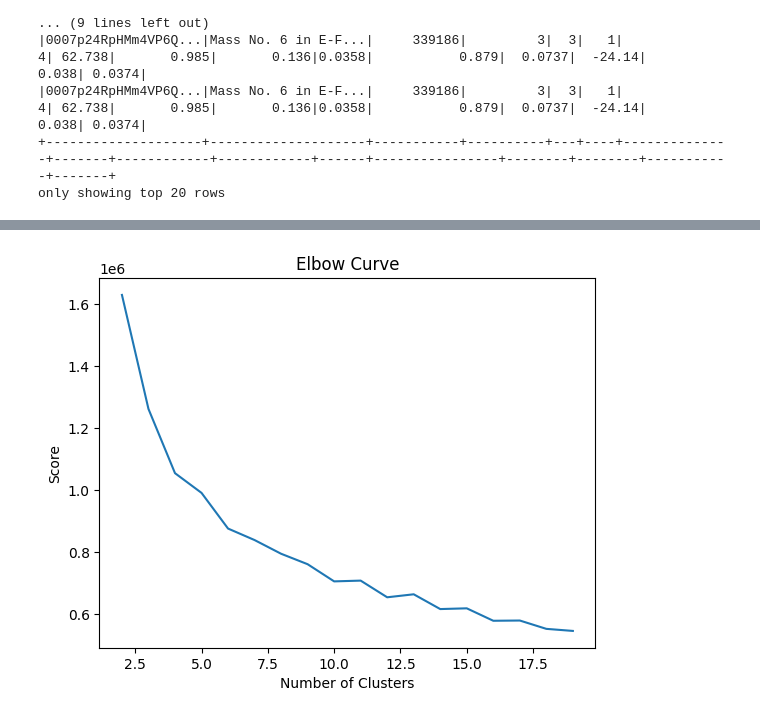
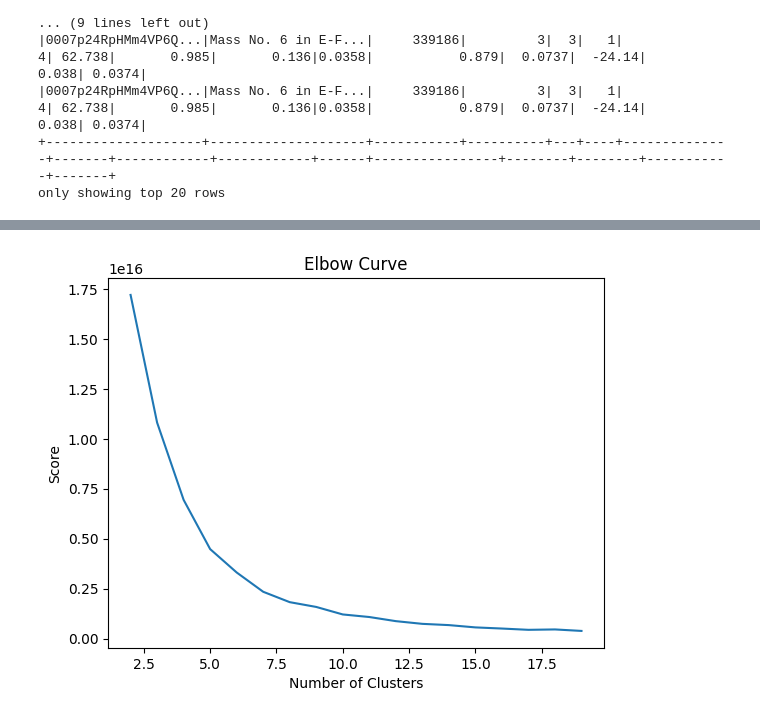
Before and after one commit to blahxblah/Spark_practice, a Jupyter notebook: 240106/spotify.ipynb, the cells around one changed output, grey strips where cells are left out. Cells and saved outputs as stored; diff of their text form; code cells hidden in the pictures.

```diff
--- a/240106/spotify.ipynb
+++ b/240106/spotify.ipynb
@@ -513,3 +505,8 @@ only showing top 5 rows
 |0004GCkBL6eTiMi3V...|    Oceanic Serenity|     144000|         0|  8|   0|             4| 86.667|       0.985|       0.116|0.0169|           0.937|   0.369| -34.737|     0.0428| 0.0264|
 +--------------------+--------------------+-----------+----------+---+----+--------------+-------+------------+------------+------+----------------+--------+--------+-----------+-------+
 only showing top 5 rows
+# %%
+df = df_s3_join.union(df_pl_join)
+df.createOrReplaceTempView('df')
+# %%
+df = df.distinct()
@@ -516,10 +533,10 @@ only showing top 5 rows
 # %%
-inputCol = df_s3_join.columns
+inputCol = df.columns
 inputCol.remove("track_id")
 inputCol.remove("track_name")
 # %%
 assembler = VectorAssembler(inputCols=inputCol, outputCol="features")
-transformed_data = assembler.transform(df_s3_join)
+transformed_data = assembler.transform(df)
 # %%
 mmScaler = MinMaxScaler(inputCol="features", outputCol="scaled_features")
 mmScaler_model = mmScaler.fit(transformed_data)
@@ -561,27 +580,27 @@ Silhouette with squared euclidean distance(K=13) = 0.6840378736867339
 # %%
 # 이너시아 그래프
 # Calculate cost and plot
 cost = np.zeros(20)
 
 for k in range(2,20):
-    kmeans = KMeans().setK(k).setSeed(1).setFeaturesCol('scaled_features')
-    model = kmeans.fit(mmScaled_data)
+    kmeans = KMeans().setK(k).setSeed(1).setFeaturesCol('features')
+    model = kmeans.fit(transformed_data)
     cost[k] = model.summary.trainingCost
 
 # Plot the cost
 df_cost = pd.DataFrame(cost[2:])
 df_cost.columns = ["cost"]
 new_col = [2,3,4,5,6,7,8,9,10,11,12,13,14,15,16,17,18,19]
 df_cost.insert(0, 'cluster', new_col)
 
 import matplotlib.pyplot as plt
 plt.plot(df_cost['cluster'], df_cost['cost'])
 plt.xlabel('Number of Clusters')
 plt.ylabel('Score')
 plt.title('Elbow Curve')
 plt.show()
 # %% [output]
-[figure, old version]
+[figure, new version]
 # %%
 # Trains a k-means model.
 kmeans = KMeans().setK(6).setSeed(1).setFeaturesCol('features')
```
Also changed, not shown: parts of 13 cells of this notebook.
